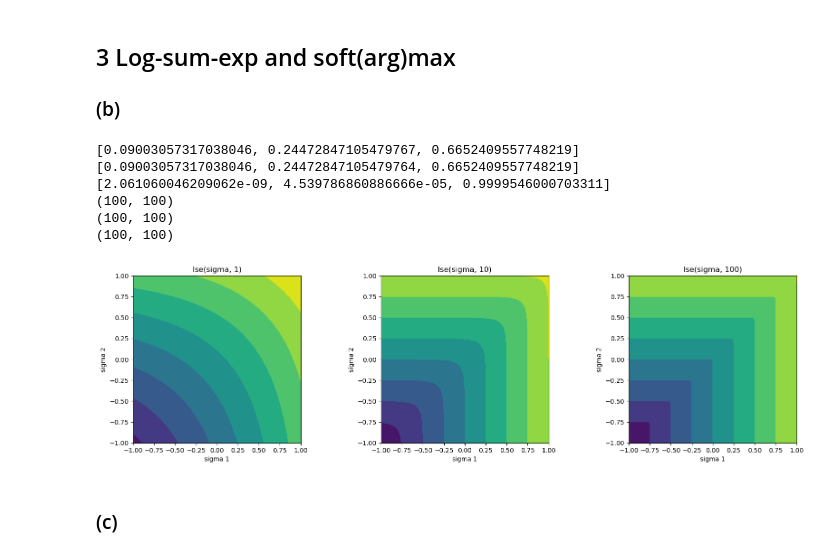
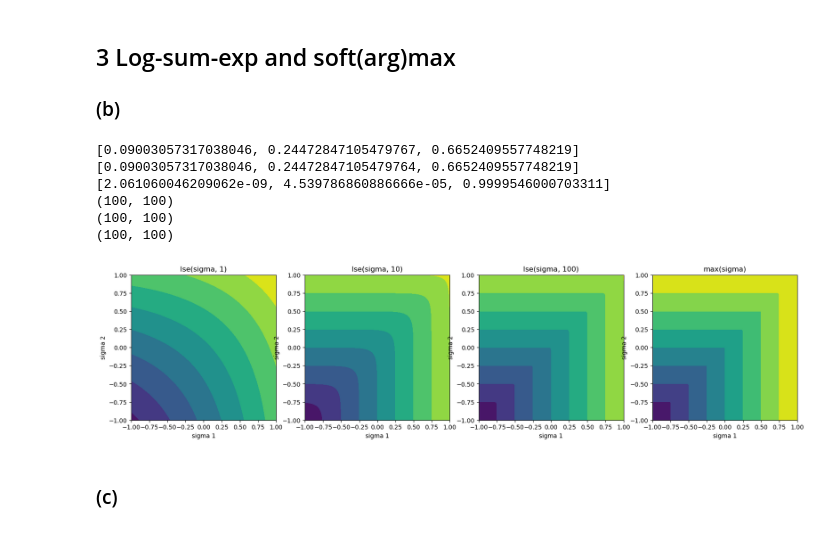
Before and after one commit to emironovich/mlph_w24, a Jupyter notebook: sheet05/sheet05.ipynb, the cells around one changed output. Drawn from its saved outputs; the diff is of its cells as text; code cells hidden in the pictures.

Commit message:
Add plot with max to 3(b)

```diff
--- a/sheet05/sheet05.ipynb
+++ b/sheet05/sheet05.ipynb
@@ -46,38 +46,53 @@ from matplotlib import pyplot as plt
 def softmax(sigma, lam):
     denom = sum([np.exp(lam*s) for s in sigma])
     return [np.exp(lam*s) / denom for s in sigma]
 
 def lse(sigma, lam):
     return np.log(sum([np.exp(lam*s) for s in sigma])) / lam
 
 
 print(softmax([1, 2, 3], 1))
 print(softmax([11, 12, 13], 1))
 print(softmax([10, 20, 30], 1))
 
 
-fig, ax = plt.subplots(1, 3)
-s1_grid, s2_grid = np.meshgrid(np.linspace(-1, 1, 100), np.linspace(-1, 1, 100))
+fig, ax = plt.subplots(1, 4)
+s1_all = np.linspace(-1, 1, 100)
+s2_all = np.linspace(-1, 1, 100)
 for i, lam in enumerate([1, 10, 100]):
-    lse_val = np.array([lse([s1, s2], lam) for s1, s2 in zip(s1_grid, s2_grid)])
-
+    s1_grid, s2_grid = np.meshgrid(s1_all, s2_all)
+    #lse_val = np.array([lse([s1, s2], lam) for s1, s2 in zip(s1_grid, s2_grid)])
+    lse_val = np.array([[lse([s1, s2], lam) for s1 in s1_all] for s2 in s2_all])
+    #lse_val = np.array([[lse([s1, s2], lam) for s1 in s1_all] for s2 in s2_all])
+    #cs = ax[i].contourf(s1_all, s2_all, lse_val)
     cs = ax[i].contourf(s1_grid, s2_grid, lse_val)
     ax[i].set_xlabel('sigma 1')
     ax[i].set_ylabel('sigma 2')
     ax[i].set_title(f'lse(sigma, {lam})')
 
+    #ax[i].clabel(cs, inline=True, fontsize=10)
     ax[i].set_aspect('equal', adjustable='box')
+
+lse_val = np.array([[max(s1, s2) for s1 in s1_all] for s2 in s2_all])
+ax[3].contourf(s1_grid, s2_grid, lse_val)
+ax[3].set_xlabel('sigma 1')
+ax[3].set_ylabel('sigma 2')
+ax[3].set_title('max(sigma)')
+
+#ax[i].clabel(cs, inline=True, fontsize=10)
+ax[3].set_aspect('equal', adjustable='box')
+
 
 fig.set_figwidth(20)
 plt.show()
 # %% [output]
 [0.09003057317038046, 0.24472847105479767, 0.6652409557748219]
 [0.09003057317038046, 0.24472847105479764, 0.6652409557748219]
 [2.061060046209062e-09, 4.539786860886666e-05, 0.9999546000703311]
 (100, 100)
 (100, 100)
 (100, 100)
-[figure, old version]
+[figure, new version]
 # %% [markdown]
 ### (c)
 # %% [markdown]
```
